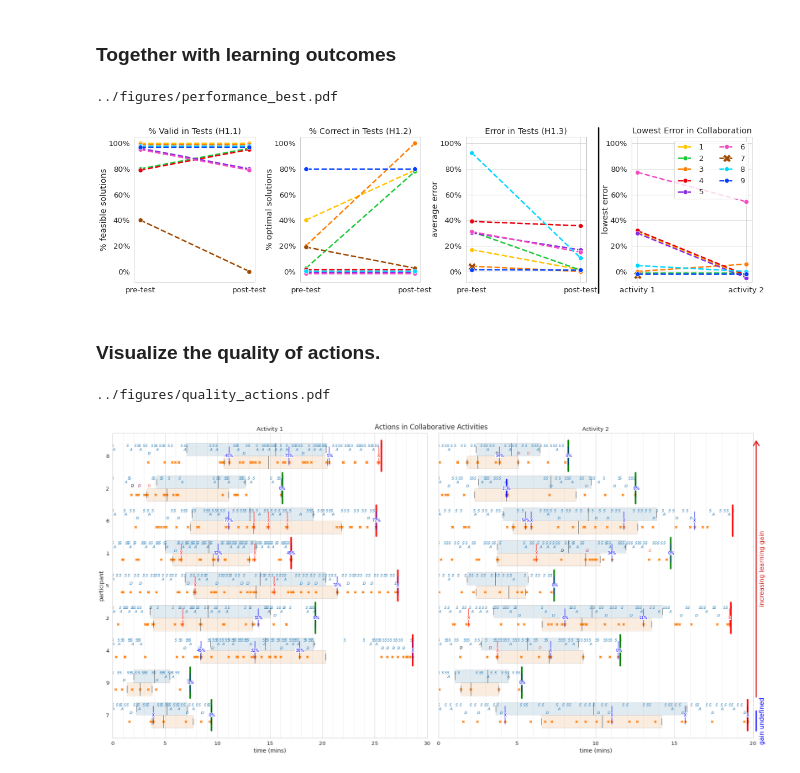
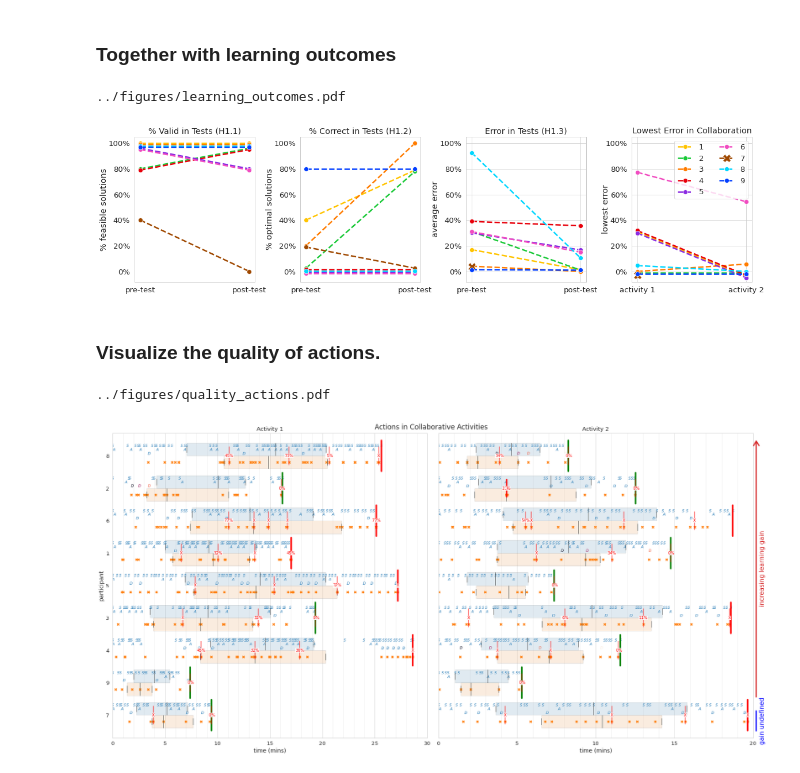
Before and after one commit to utku-norman/justhink-preexp-analysis, a Jupyter notebook: analysis/tools/4_RQ2_analyze_performance_over_time.ipynb, the cells around one changed output. Cells and saved outputs as stored; diff of their text form; code cells hidden in the pictures.

```diff
--- a/analysis/tools/4_RQ2_analyze_performance_over_time.ipynb
+++ b/analysis/tools/4_RQ2_analyze_performance_over_time.ipynb
@@ -133,7 +135,7 @@ learning_df
 # %%
 # Annotate human submissions.
 submissions_df['is_human'] = \
-    [action.agent.name == 'Human' for action in submissions_df.action]
+    [action.agent == Agent.HUMAN for action in submissions_df.action]
 
 # Annotate best submissions of each activity.
 # (tests are trivial as there is only one submission allowed).
@@ -831,27 +831,27 @@ import matplotlib.transforms as mtrans
 # %%
 # fig, axes = plt.subplots(1, 3, figsize=(16, 4))
 fig, axes = plt.subplots(1, 4, figsize=(16, 4))
 
 plot_feasible(learning_df, ax=axes[0], save=False)
 plot_optimal(learning_df, ax=axes[1], save=False)
 plot_error(learning_df, ax=axes[2], save=False)
-plot_best(performance_df, ax=axes[3], verbose=False)
+plot_best(performance_df, ax=axes[3], save=False)
 
-fig.tight_layout(pad=-0.1) #1)
+fig.tight_layout(pad=-0.1)  # 1)
 
 x = 0.75
-line = plt.Line2D([x, x], [0, 1], transform=fig.transFigure, color="black")
-fig.add_artist(line)
+# line = plt.Line2D([x, x], [0, 1], transform=fig.transFigure, color="black")
+# fig.add_artist(line)
 
 axes[3].set_ylabel('lowest error', labelpad=-8)
 learning_fig_file = figs_dir.joinpath('learning_outcomes.pdf')
 plt.savefig(learning_fig_file, bbox_inches='tight')
 
 
-# print(learning_fig_file)
+print(learning_fig_file)
 # %% [output]
-../figures/performance_best.pdf
+../figures/learning_outcomes.pdf
-[figure, old version]
+[figure, new version]
 # %% [markdown]
 ### Visualize the quality of actions.
 # %%
@@ -896,7 +896,7 @@ def plot_actions(df, x, y='participant', durations=None, order=None, fig=None, a
             # text_pos = row['scaled_end']
             text_pos = row['time_in_activity']
 
-            is_human = row['action'].agent is Human
+            is_human = row['action'].agent is Agent.HUMAN
 
             val = row['error']
             if np.isnan(val):
@@ -1087,7 +1087,7 @@ fig.savefig(action_quality_fig_file, bbox_inches='tight')
 print(action_quality_fig_file)
 # %% [output]
 ../figures/quality_actions.pdf
-[figure, old version]
+[figure, new version]
 # %%
 # learning_df.sort_values('learning_gain', ascending=False)
 # # df[df.participant == '6']
```
Also changed, not shown: parts of 6 cells of this notebook, 22 other files.
